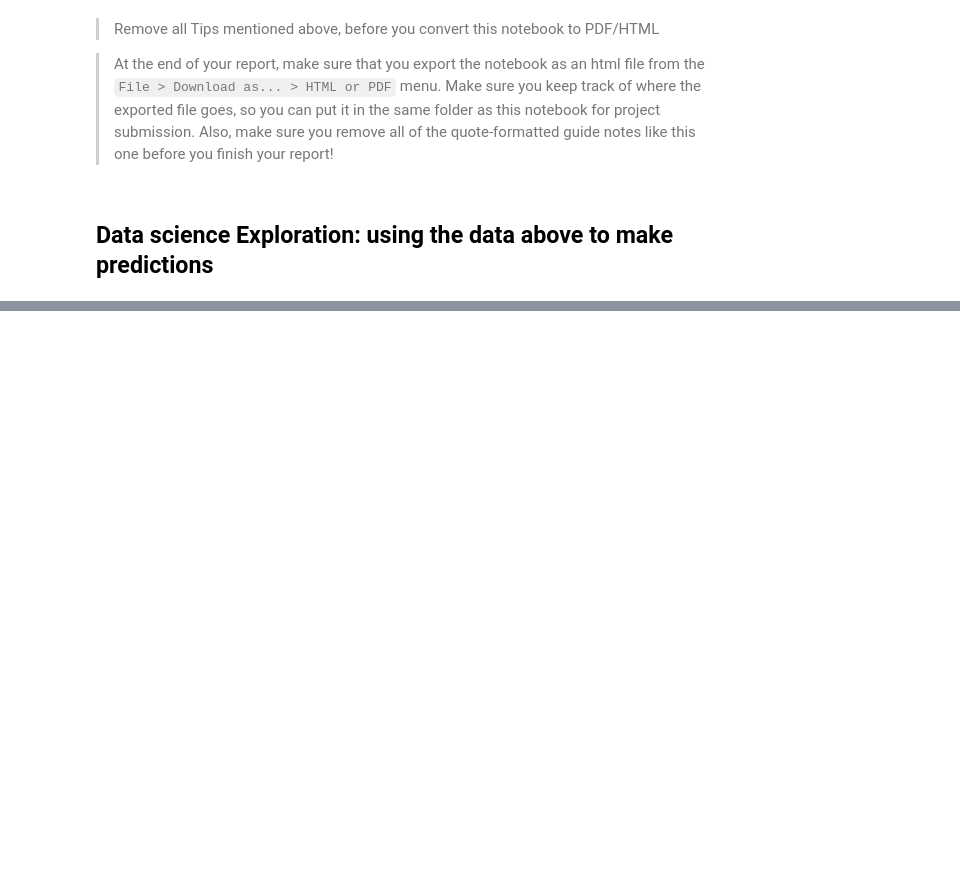
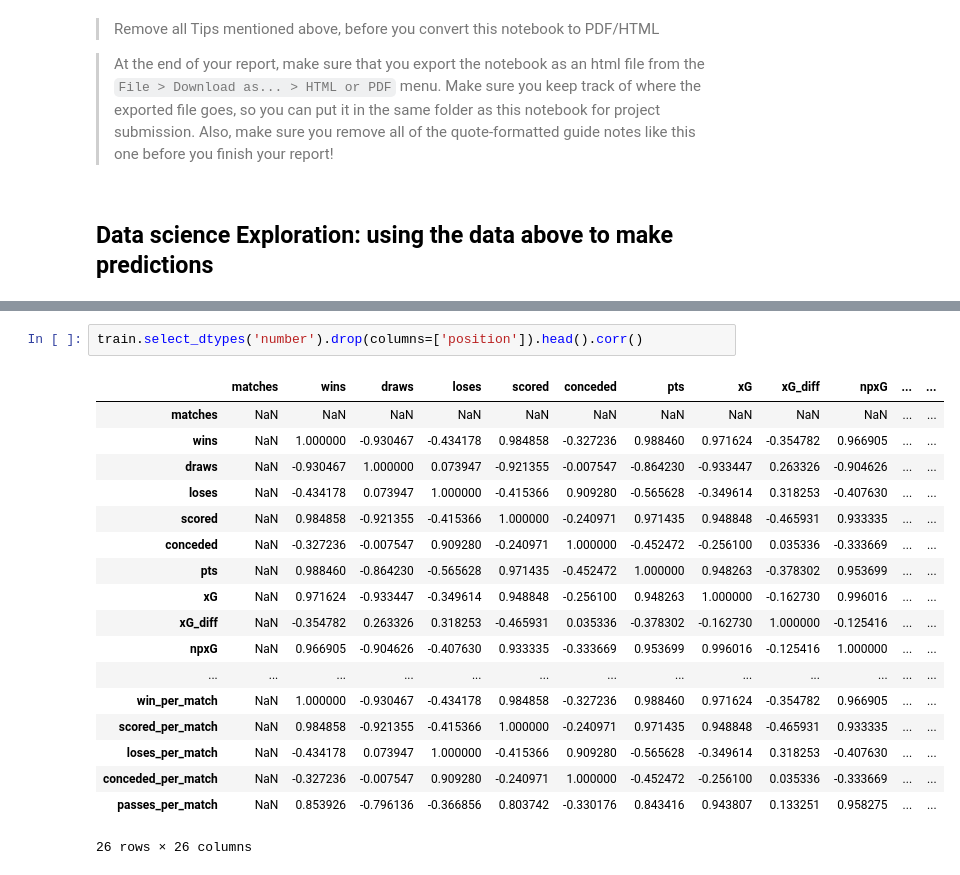
Before and after one commit to Oma-san/UEFA, a Jupyter notebook: Part_I_exploration_template.ipynb, the cells around one changed output, grey strips where cells are left out. Saved outputs shown, nothing was run; the diff lists cells and outputs as text; blank space fills up the shorter version.

```diff
--- a/Part_I_exploration_template.ipynb
+++ b/Part_I_exploration_template.ipynb
@@ -406,0 +426,21 @@ memory usage: 160.4+ KB
+# %%
+train.select_dtypes('number').drop(columns=['position']).head().corr()
+# %% [output]
+|  | matches | wins | draws | loses | scored | conceded | pts | xG | xG_diff | npxG | ... | ... |
+| matches | NaN | NaN | NaN | NaN | NaN | NaN | NaN | NaN | NaN | NaN | ... | ... |
+| wins | NaN | 1.000000 | -0.930467 | -0.434178 | 0.984858 | -0.327236 | 0.988460 | 0.971624 | -0.354782 | 0.966905 | ... | ... |
+| draws | NaN | -0.930467 | 1.000000 | 0.073947 | -0.921355 | -0.007547 | -0.864230 | -0.933447 | 0.263326 | -0.904626 | ... | ... |
+| loses | NaN | -0.434178 | 0.073947 | 1.000000 | -0.415366 | 0.909280 | -0.565628 | -0.349614 | 0.318253 | -0.407630 | ... | ... |
+| scored | NaN | 0.984858 | -0.921355 | -0.415366 | 1.000000 | -0.240971 | 0.971435 | 0.948848 | -0.465931 | 0.933335 | ... | ... |
+| conceded | NaN | -0.327236 | -0.007547 | 0.909280 | -0.240971 | 1.000000 | -0.452472 | -0.256100 | 0.035336 | -0.333669 | ... | ... |
+| pts | NaN | 0.988460 | -0.864230 | -0.565628 | 0.971435 | -0.452472 | 1.000000 | 0.948263 | -0.378302 | 0.953699 | ... | ... |
+| xG | NaN | 0.971624 | -0.933447 | -0.349614 | 0.948848 | -0.256100 | 0.948263 | 1.000000 | -0.162730 | 0.996016 | ... | ... |
+| xG_diff | NaN | -0.354782 | 0.263326 | 0.318253 | -0.465931 | 0.035336 | -0.378302 | -0.162730 | 1.000000 | -0.125416 | ... | ... |
+| npxG | NaN | 0.966905 | -0.904626 | -0.407630 | 0.933335 | -0.333669 | 0.953699 | 0.996016 | -0.125416 | 1.000000 | ... | ... |
+| ... | ... | ... | ... | ... | ... | ... | ... | ... | ... | ... | ... | ... |
+| win_per_match | NaN | 1.000000 | -0.930467 | -0.434178 | 0.984858 | -0.327236 | 0.988460 | 0.971624 | -0.354782 | 0.966905 | ... | ... |
+| scored_per_match | NaN | 0.984858 | -0.921355 | -0.415366 | 1.000000 | -0.240971 | 0.971435 | 0.948848 | -0.465931 | 0.933335 | ... | ... |
+| loses_per_match | NaN | -0.434178 | 0.073947 | 1.000000 | -0.415366 | 0.909280 | -0.565628 | -0.349614 | 0.318253 | -0.407630 | ... | ... |
+| conceded_per_match | NaN | -0.327236 | -0.007547 | 0.909280 | -0.240971 | 1.000000 | -0.452472 | -0.256100 | 0.035336 | -0.333669 | ... | ... |
+| passes_per_match | NaN | 0.853926 | -0.796136 | -0.366856 | 0.803742 | -0.330176 | 0.843416 | 0.943807 | 0.133251 | 0.958275 | ... | ... |
+26 rows × 26 columns
```
Also changed, not shown: parts of 5 cells of this notebook.
